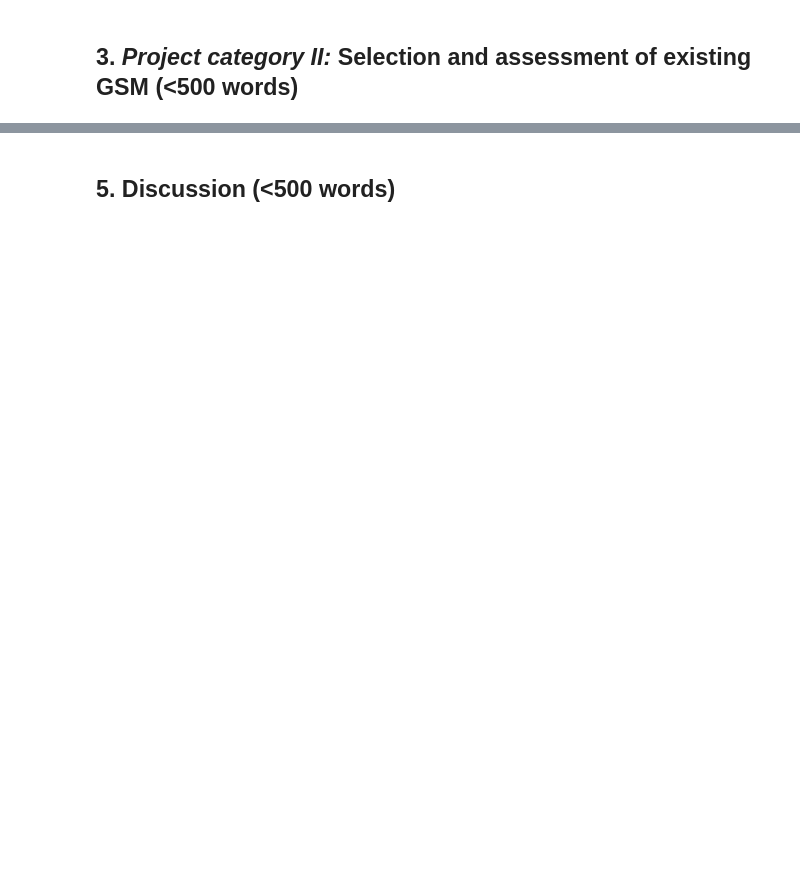
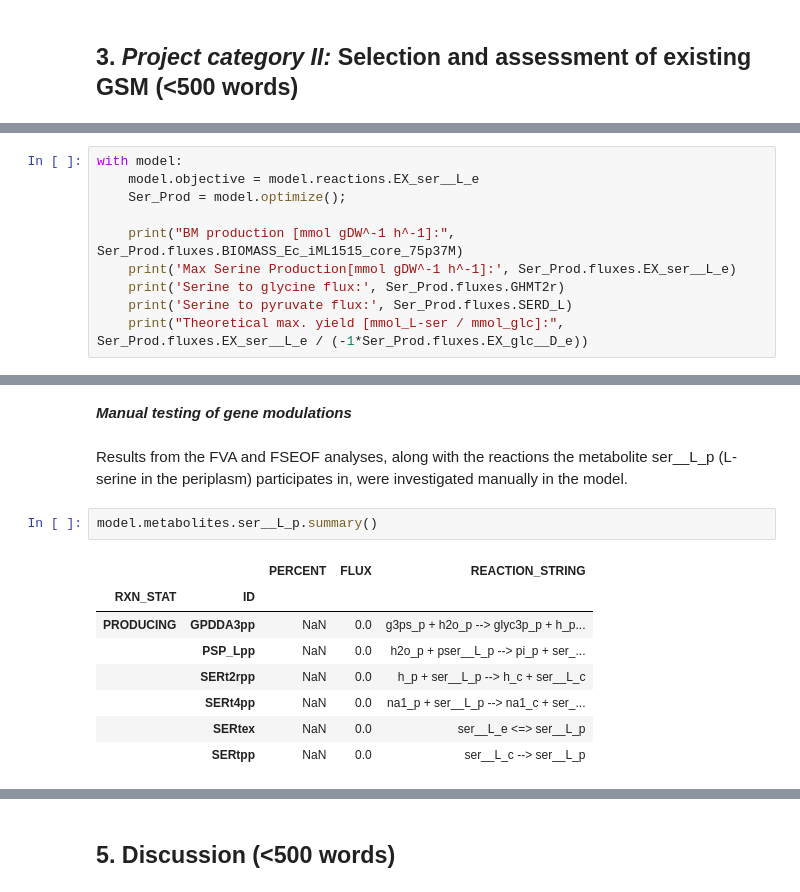
Before and after one commit to 27410/27410-2020-group-project-group-6, a Jupyter notebook: Report.ipynb, the cells around one changed output, grey strips where cells are left out. Cells and saved outputs as stored; diff of their text form; blank space fills up the shorter version.

```diff
--- a/Report.ipynb
+++ b/Report.ipynb
@@ -57,0 +221,10 @@ For our project we selected the iML1515 E.coli GSM, which is a reconstruction of
+# %%
+with model:
+    model.objective = model.reactions.EX_ser__L_e
+    Ser_Prod = model.optimize();
+
+    print("BM production [mmol gDW^-1 h^-1]:", Ser_Prod.fluxes.BIOMASS_Ec_iML1515_core_75p37M)
+    print('Max Serine Production[mmol gDW^-1 h^-1]:', Ser_Prod.fluxes.EX_ser__L_e)
+    print('Serine to glycine flux:', Ser_Prod.fluxes.GHMT2r)
+    print('Serine to pyruvate flux:', Ser_Prod.fluxes.SERD_L)
+    print("Theoretical max. yield [mmol_L-ser / mmol_glc]:", Ser_Prod.fluxes.EX_ser__L_e / (-1*Ser_Prod.fluxes.EX_glc__D_e))
@@ -57,0 +442,15 @@ For our project we selected the iML1515 E.coli GSM, which is a reconstruction of
+# %% [markdown]
+***Manual testing of gene modulations***
+# %% [markdown]
+Results from the FVA and FSEOF analyses, along with the reactions the metabolite ser__L_p (L-serine in the periplasm) participates in, were investigated manually in the model.
+# %%
+model.metabolites.ser__L_p.summary()
+# %% [output]
+|  |  | PERCENT | FLUX | REACTION_STRING |
+| RXN_STAT | ID |  |  |  |
+| PRODUCING | GPDDA3pp | NaN | 0.0 | g3ps_p + h2o_p --> glyc3p_p + h_p... |
+|  | PSP_Lpp | NaN | 0.0 | h2o_p + pser__L_p --> pi_p + ser_... |
+|  | SERt2rpp | NaN | 0.0 | h_p + ser__L_p --> h_c + ser__L_c |
+|  | SERt4pp | NaN | 0.0 | na1_p + ser__L_p --> na1_c + ser_... |
+|  | SERtex | NaN | 0.0 | ser__L_e <=> ser__L_p |
+|  | SERtpp | NaN | 0.0 | ser__L_c --> ser__L_p |
```
Also changed, not shown: parts of 90 cells of this notebook.
